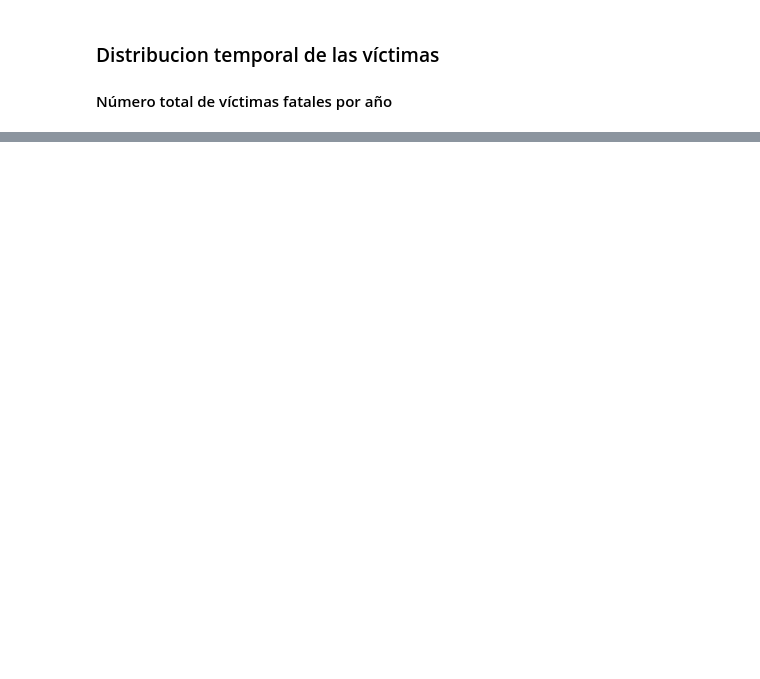
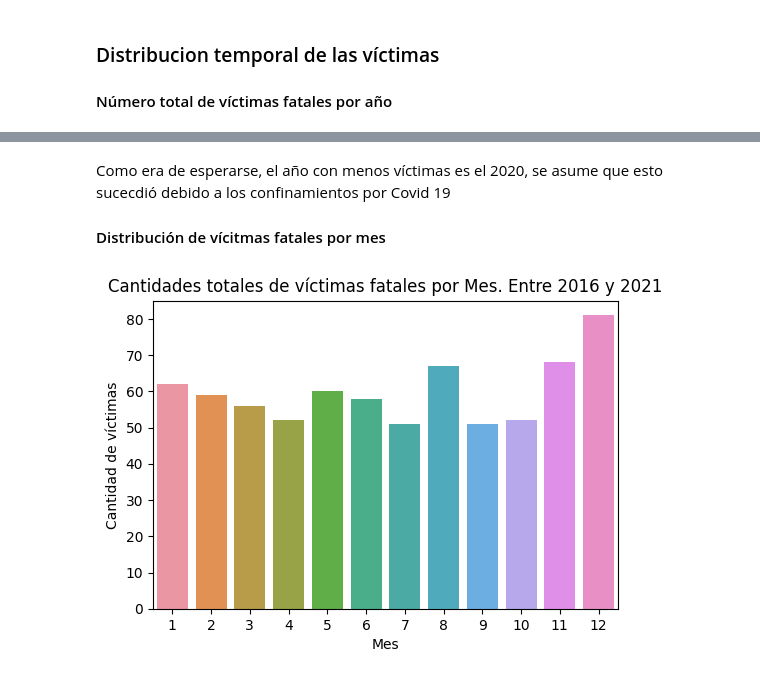
Before and after one commit to anapmaya/PI02_HENRY_DA, a Jupyter notebook: EDA.ipynb, the cells around one changed output, grey strips where cells are left out. Cells and saved outputs as stored; diff of their text form; code cells hidden in the pictures; blank space fills up the shorter version.

```diff
--- a/EDA.ipynb
+++ b/EDA.ipynb
@@ -146,0 +48,16 @@ El domingo trabajar sobre EDA, mediciones y el dash board y el lunes sobre la pr
+# %% [markdown]
+Como era de esperarse, el año con menos víctimas es el 2020, se asume que esto sucecdió debido a los confinamientos por Covid 19
+
+#### Distribución de vícitmas fatales por mes
+# %%
+# Distribución de víctimas por mes
+mes = df.groupby('Mes').agg({'Cantidad víctimas':'count'}).reset_index()
+
+    # Se grafica
+plt.figure(figsize=(6,4))
+ax = sns.barplot(x='Mes', y='Cantidad víctimas', data=mes)
+ax.set_title('Cantidades totales de víctimas fatales por Mes. Entre 2016 y 2021')
+ax.set_xlabel('Mes') ; ax.set_ylabel('Cantidad de víctimas')
+plt.show()
+# %% [output]
+[figure, added]
```
Also changed, not shown: parts of 45 cells of this notebook.
